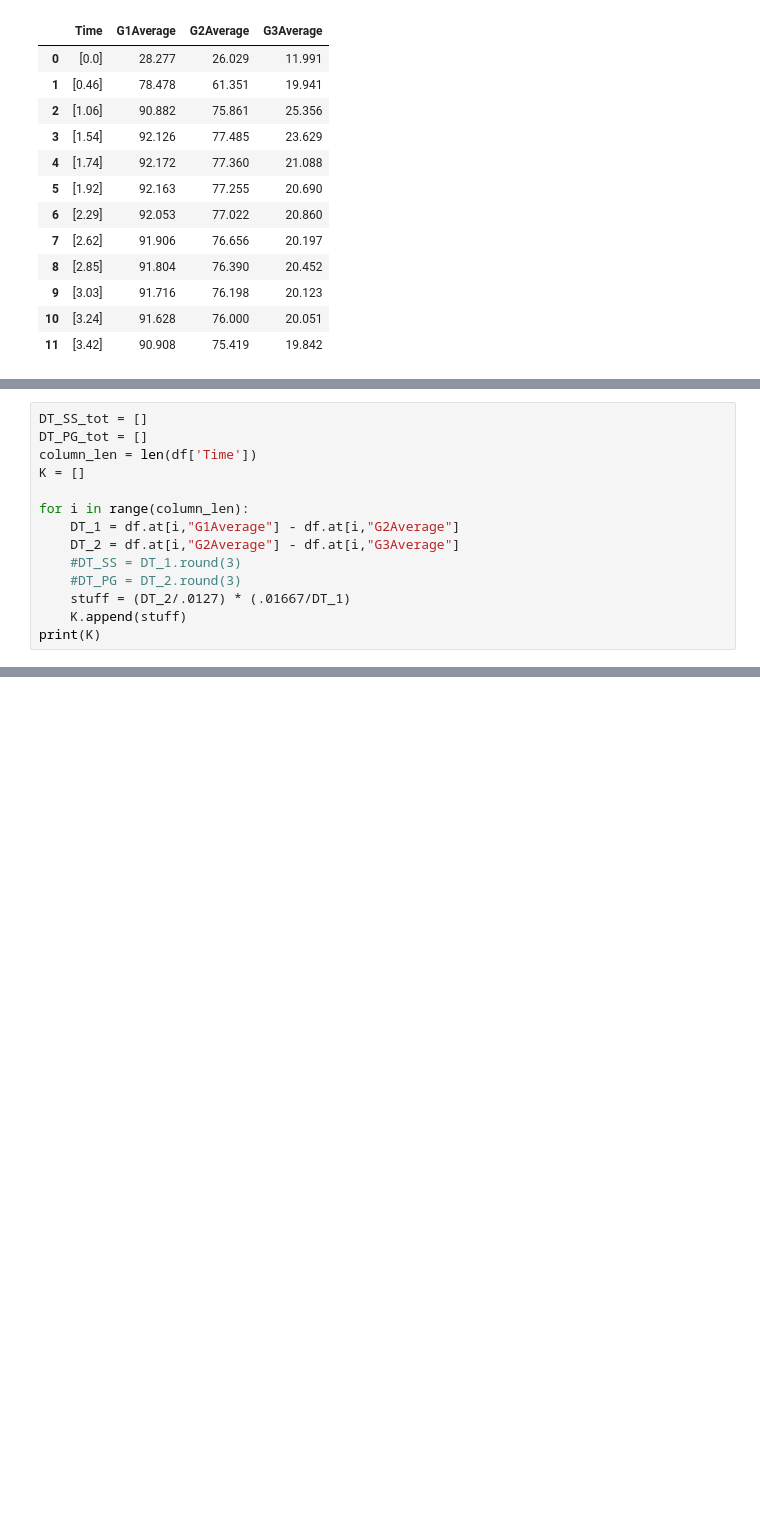
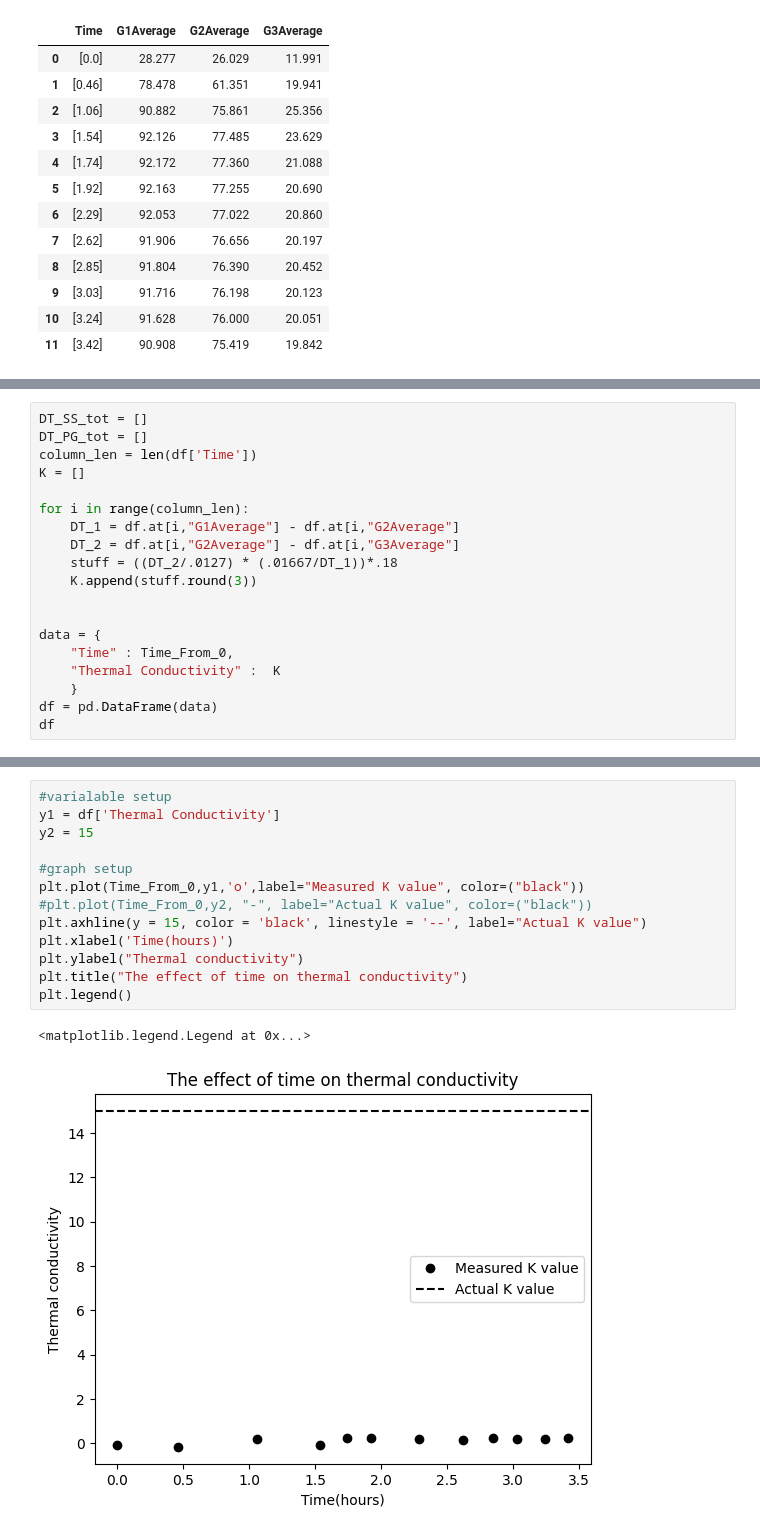
Before and after one commit to Villarem/FAST, a Jupyter notebook: FAST codes/csv_TempAvg_Stdev_K.ipynb, the cells around one changed output, grey strips where cells are left out. Saved outputs shown, nothing was run; the diff lists cells and outputs as text; blank space fills up the shorter version.

```diff
--- a/FAST codes/csv_TempAvg_Stdev_K.ipynb
+++ b/FAST codes/csv_TempAvg_Stdev_K.ipynb
@@ -109,9 +197,14 @@ K = []
 for i in range(column_len):
     DT_1 = df.at[i,"G1Average"] - df.at[i,"G2Average"]
     DT_2 = df.at[i,"G2Average"] - df.at[i,"G3Average"]
-    #DT_SS = DT_1.round(3)
-    #DT_PG = DT_2.round(3)
-    stuff = (DT_2/.0127) * (.01667/DT_1)
-    K.append(stuff)
-print(K)
+    stuff = ((DT_2/.0127) * (.01667/DT_1))*.18
+    K.append(stuff.round(3))
+
+
+data = {
+    "Time" : Time_From_0,
+    "Thermal Conductivity" :  K
+    }
+df = pd.DataFrame(data)
+df
 # %% [output]
@@ -118,0 +224,16 @@ print(K)
+# %%
+#varialable setup
+y1 = df['Thermal Conductivity']
+y2 = 15
+
+#graph setup
+plt.plot(Time_From_0,y1,'o',label="Measured K value", color=("black"))
+#plt.plot(Time_From_0,y2, "-", label="Actual K value", color=("black"))
+plt.axhline(y = 15, color = 'black', linestyle = '--', label="Actual K value")
+plt.xlabel('Time(hours)')
+plt.ylabel("Thermal conductivity")
+plt.title("The effect of time on thermal conductivity")
+plt.legend()
+# %% [output]
+<matplotlib.legend.Legend at 0x...>
+[figure, added]
```
Also changed, not shown: parts of 4 cells of this notebook, 1 other file.
